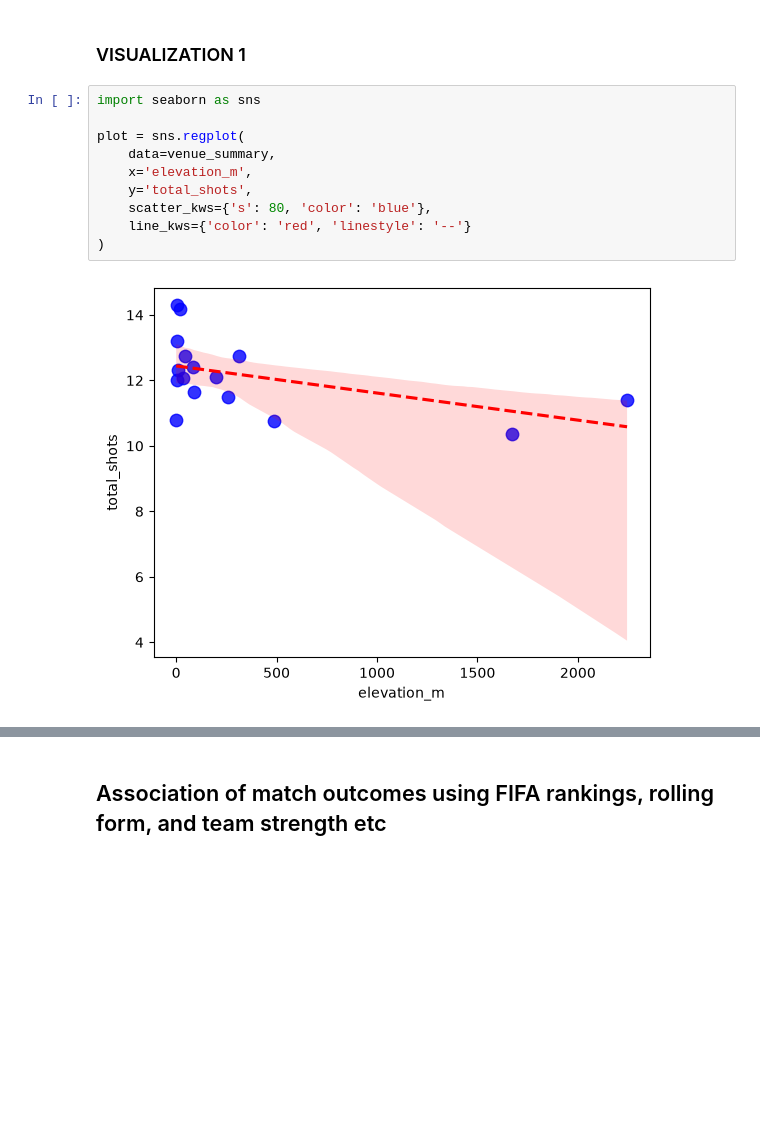
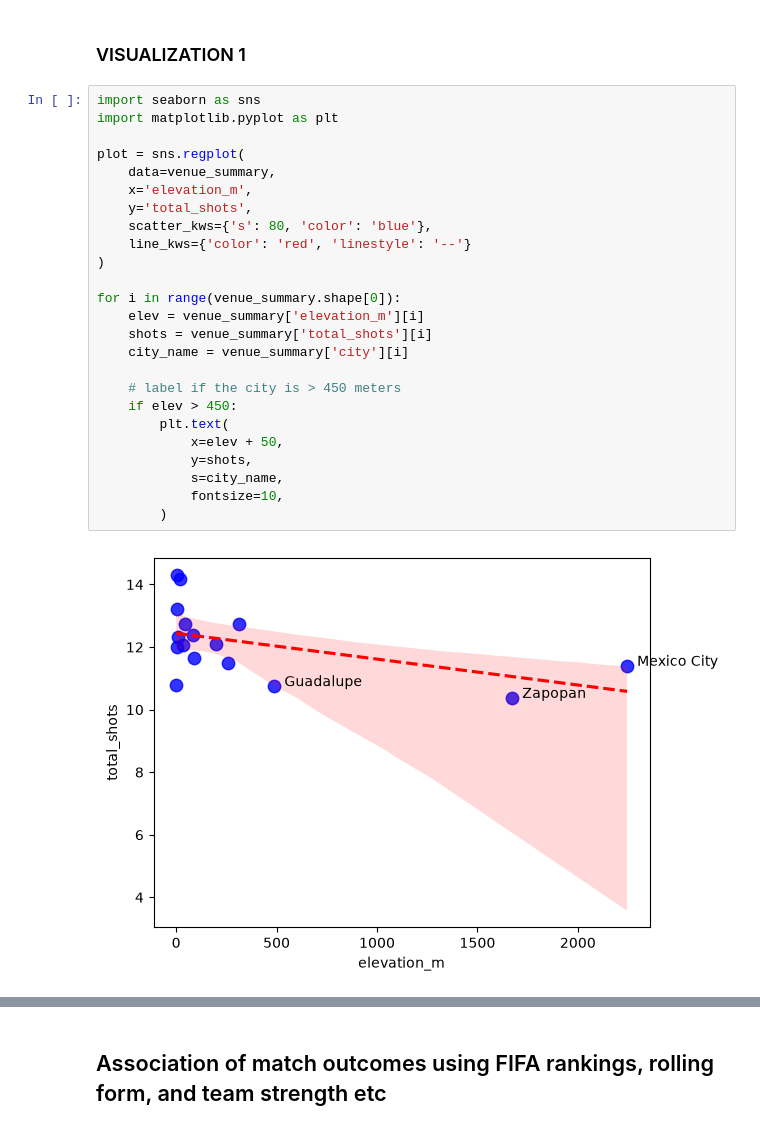
Before and after one commit to quantwothree/making-sense-of-FIFA, a Jupyter notebook: FIFA.ipynb, the cells around one changed output, grey strips where cells are left out. Saved outputs shown, nothing was run; the diff lists cells and outputs as text; blank space fills up the shorter version.

```diff
--- a/FIFA.ipynb
+++ b/FIFA.ipynb
@@ -469,16 +495,31 @@ Fatigue indicator: Most Fouls = Seattle Stadium (Lumen Field) (12.125 fouls/game
 ### VISUALIZATION 1 ###
 # %%
 import seaborn as sns
+import matplotlib.pyplot as plt
 
 plot = sns.regplot(
     data=venue_summary,
     x='elevation_m',
     y='total_shots',
     scatter_kws={'s': 80, 'color': 'blue'},
     line_kws={'color': 'red', 'linestyle': '--'}
 )
+
+for i in range(venue_summary.shape[0]):
+    elev = venue_summary['elevation_m'][i]
+    shots = venue_summary['total_shots'][i]
+    city_name = venue_summary['city'][i]
+
+    # label if the city is > 450 meters
+    if elev > 450:
+        plt.text(
+            x=elev + 50,
+            y=shots,
+            s=city_name,
+            fontsize=10,
+        )
 # %% [output]
-[figure, old version]
+[figure, new version]
 # %%
 sns.regplot(
     data=venue_summary,
```
Also changed, not shown: parts of 6 cells of this notebook, 5 other files.
